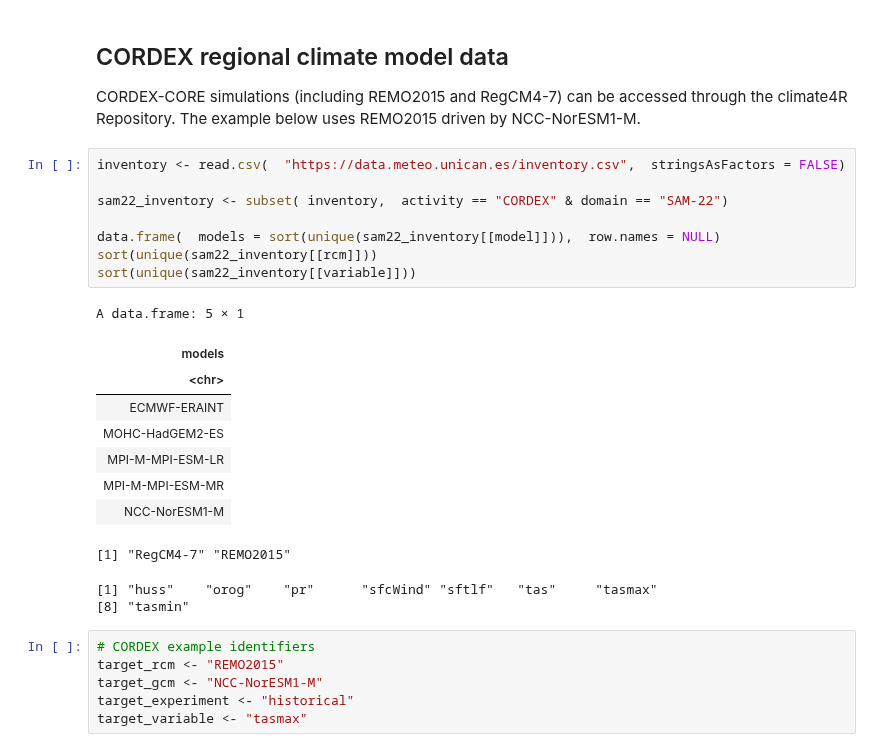
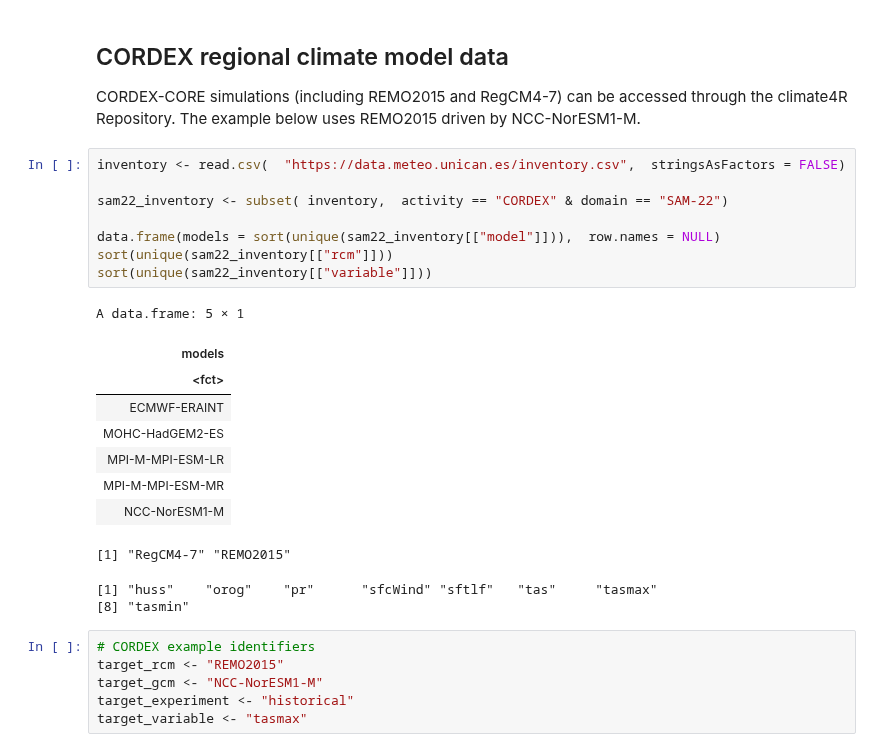
Before and after one commit to rbalmaceda/heat-stress-bias-adjustment, a Jupyter notebook: notebooks/01_example_load_data.ipynb, the cells around one changed output. Cells and saved outputs as stored; diff of their text form.

```diff
--- a/notebooks/01_example_load_data.ipynb
+++ b/notebooks/01_example_load_data.ipynb
@@ -198,15 +202,15 @@ CORDEX-CORE simulations (including REMO2015 and RegCM4-7) can be accessed throug
 # %%
 inventory <- read.csv(  "https://data.meteo.unican.es/inventory.csv",  stringsAsFactors = FALSE)
 
 sam22_inventory <- subset( inventory,  activity == "CORDEX" & domain == "SAM-22")
 
-data.frame(  models = sort(unique(sam22_inventory[[model]])),  row.names = NULL)
-sort(unique(sam22_inventory[[rcm]]))
-sort(unique(sam22_inventory[[variable]]))
+data.frame(models = sort(unique(sam22_inventory[["model"]])),  row.names = NULL)
+sort(unique(sam22_inventory[["rcm"]]))
+sort(unique(sam22_inventory[["variable"]]))
 # %% [output]
 A data.frame: 5 × 1
 | models |
-| <chr> |
+| <fct> |
 | ECMWF-ERAINT |
 | MOHC-HadGEM2-ES |
 | MPI-M-MPI-ESM-LR |
```
Also changed, not shown: parts of 18 cells of this notebook.
